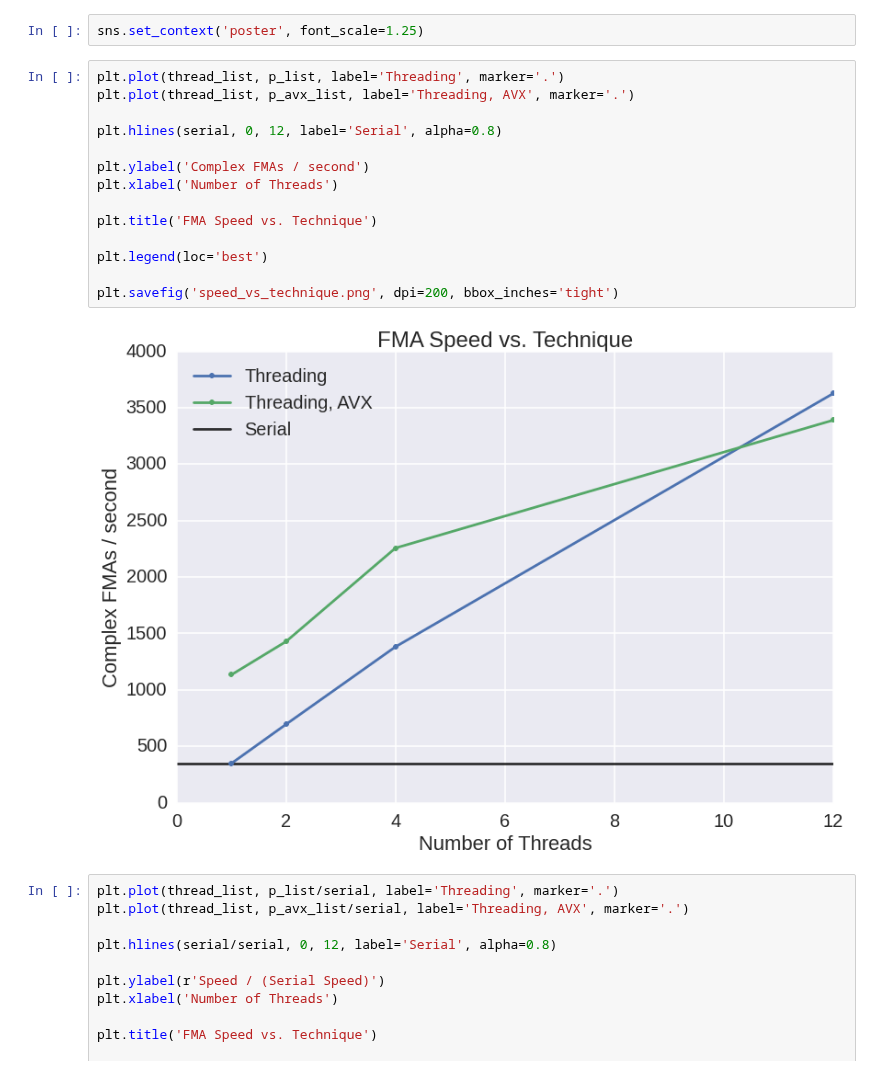
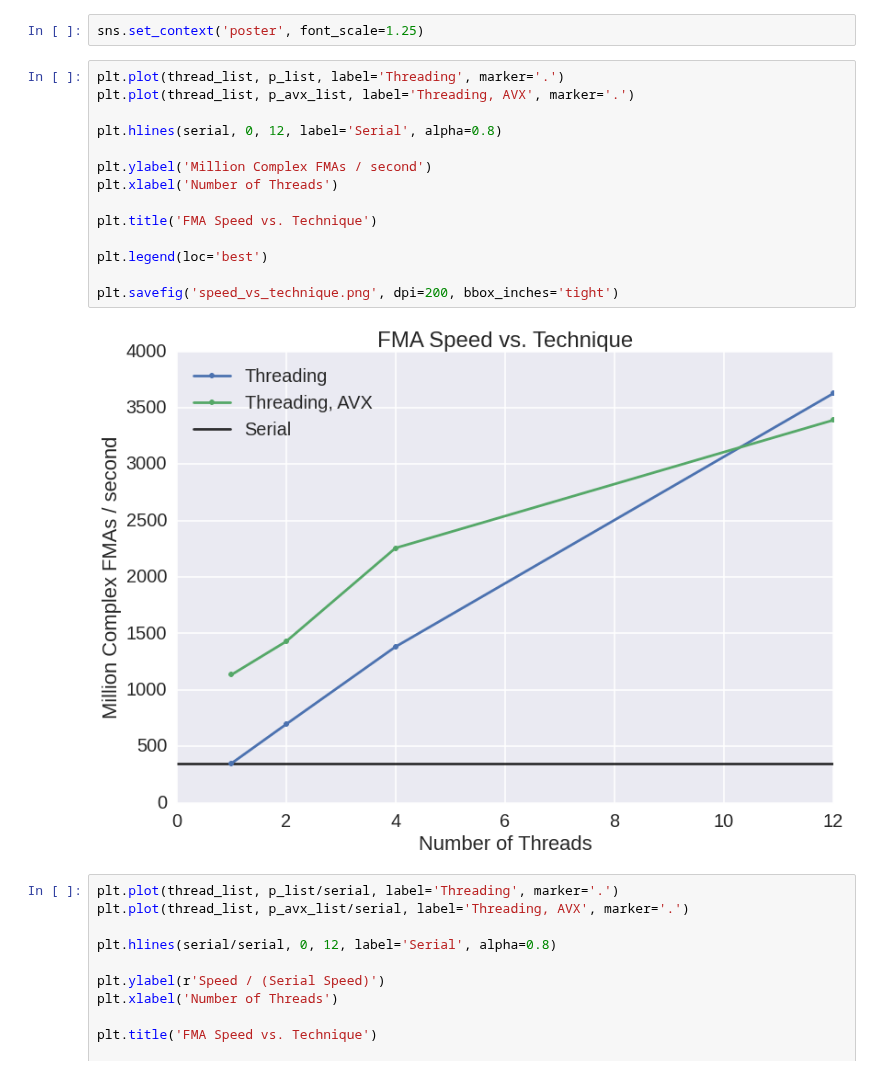
Before and after one commit to harvard-cs205/cs205-homework, a Jupyter notebook: HW2/P3/timing_plots.ipynb, the cells around one changed output. Saved outputs shown, nothing was run; the diff lists cells and outputs as text.

```diff
--- a/HW2/P3/timing_plots.ipynb
+++ b/HW2/P3/timing_plots.ipynb
@@ -26,19 +26,19 @@ sns.set_context('poster', font_scale=1.25)
 # %%
 plt.plot(thread_list, p_list, label='Threading', marker='.')
 plt.plot(thread_list, p_avx_list, label='Threading, AVX', marker='.')
 
 plt.hlines(serial, 0, 12, label='Serial', alpha=0.8)
 
-plt.ylabel('Complex FMAs / second')
+plt.ylabel('Million Complex FMAs / second')
 plt.xlabel('Number of Threads')
 
 plt.title('FMA Speed vs. Technique')
 
 plt.legend(loc='best')
 
 plt.savefig('speed_vs_technique.png', dpi=200, bbox_inches='tight')
 # %% [output]
-[figure, old version]
+[figure, new version]
 # %%
 plt.plot(thread_list, p_list/serial, label='Threading', marker='.')
 plt.plot(thread_list, p_avx_list/serial, label='Threading, AVX', marker='.')
```
Also changed, not shown: 2 other files.
